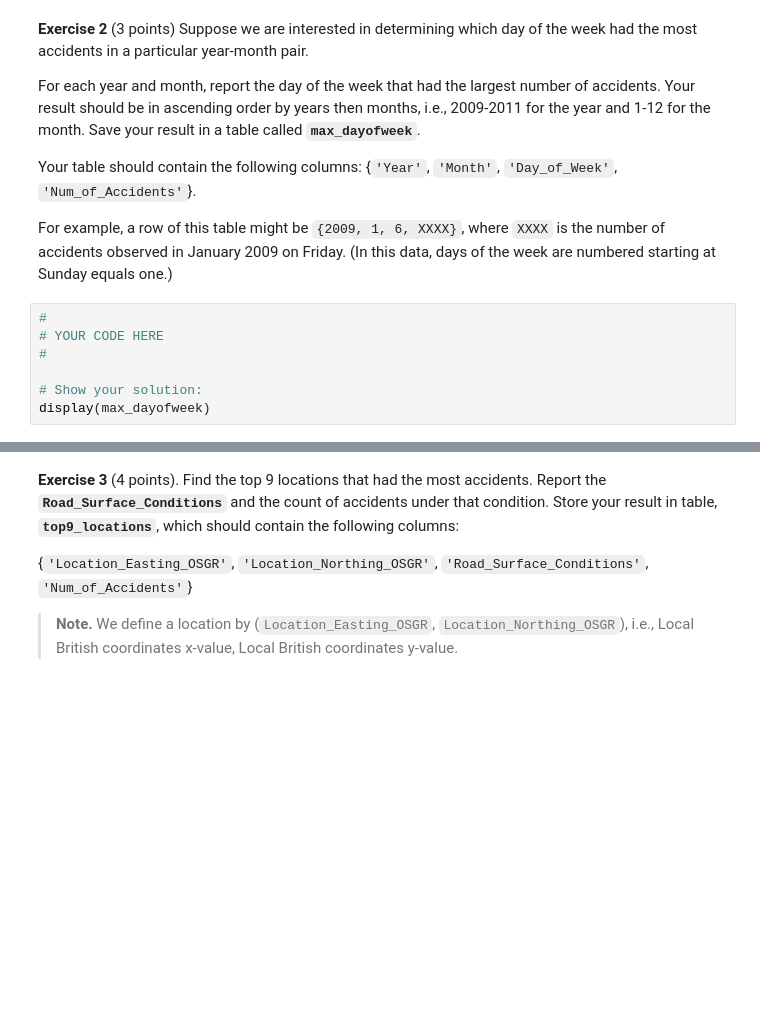
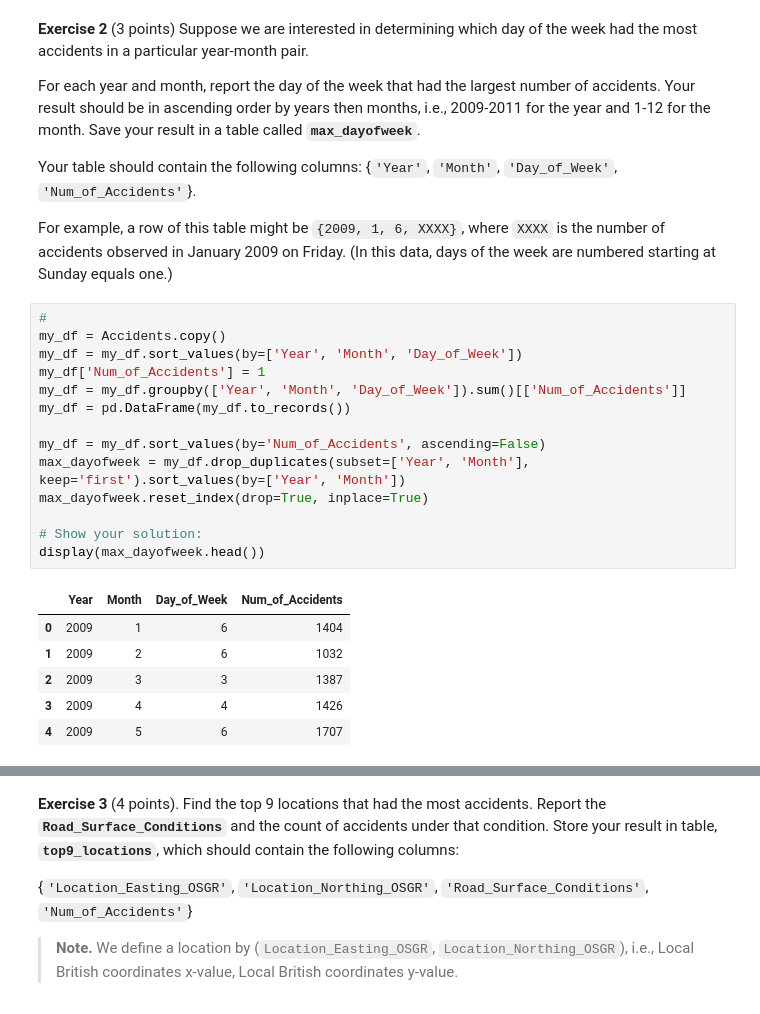
Before and after one commit to godsylla/ga_tech_omsa, a Jupyter notebook: cse_6040-computing-for-data-analysis/notebooks/midterm2-practice/pmt2-problem6.ipynb, the cells around one changed output, grey strips where cells are left out. Drawn from its saved outputs; the diff is of its cells as text; blank space fills up the shorter version.

```diff
--- a/cse_6040-computing-for-data-analysis/notebooks/midterm2-practice/pmt2-problem6.ipynb
+++ b/cse_6040-computing-for-data-analysis/notebooks/midterm2-practice/pmt2-problem6.ipynb
@@ -139,13 +216,27 @@ For each year and month, report the day of the week that had the largest number
 Your table should contain the following columns: {`'Year'`, `'Month'`, `'Day_of_Week'`, `'Num_of_Accidents'`}.
 
 For example, a row of this table might be `{2009, 1, 6, XXXX}`, where `XXXX` is the number of accidents observed in January 2009 on Friday. (In this data, days of the week are numbered starting at Sunday equals one.)
-# %%
-#
-# YOUR CODE HERE
-#
-
-# Show your solution:
-display(max_dayofweek)
+# %%
+#
+my_df = Accidents.copy()
+my_df = my_df.sort_values(by=['Year', 'Month', 'Day_of_Week'])
+my_df['Num_of_Accidents'] = 1
+my_df = my_df.groupby(['Year', 'Month', 'Day_of_Week']).sum()[['Num_of_Accidents']]
+my_df = pd.DataFrame(my_df.to_records())
+
+my_df = my_df.sort_values(by='Num_of_Accidents', ascending=False)
+max_dayofweek = my_df.drop_duplicates(subset=['Year', 'Month'], keep='first').sort_values(by=['Year', 'Month'])
+max_dayofweek.reset_index(drop=True, inplace=True)
+
+# Show your solution:
+display(max_dayofweek.head())
+# %% [output]
+|  | Year | Month | Day_of_Week | Num_of_Accidents |
+| 0 | 2009 | 1 | 6 | 1404 |
+| 1 | 2009 | 2 | 6 | 1032 |
+| 2 | 2009 | 3 | 3 | 1387 |
+| 3 | 2009 | 4 | 4 | 1426 |
+| 4 | 2009 | 5 | 6 | 1707 |
 # %%
 ## Test Cell: exercise2 ##
 # Read what we believe is the exact result
```
Also changed, not shown: parts of 18 cells of this notebook, 4 other files.
